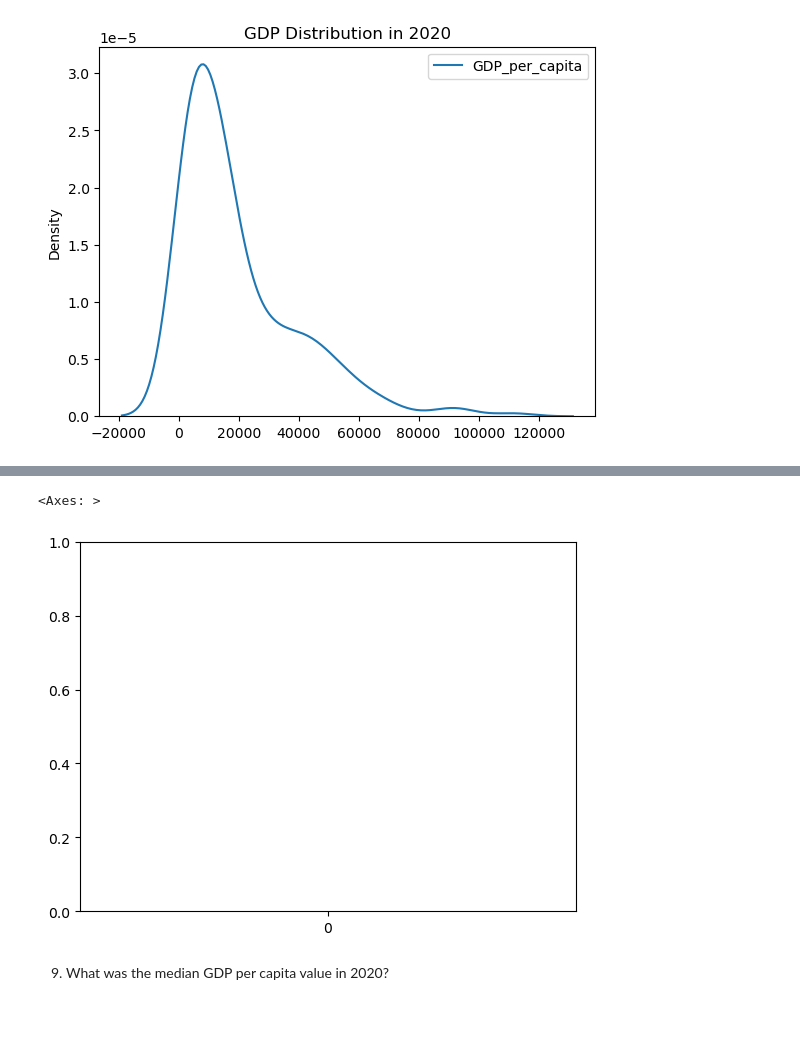
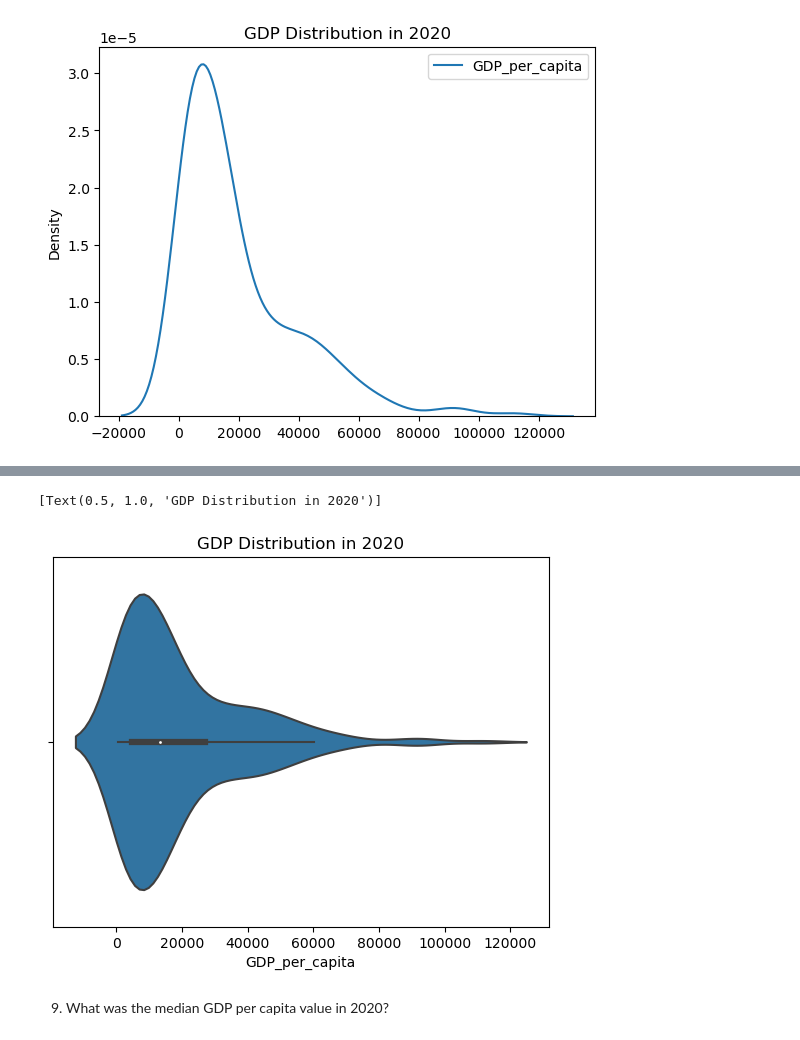
Before and after one commit to NSS-Data-Analytics-Cohort-10/gdp-and-internet-usage-marthahunter, a Jupyter notebook: notebooks/un_data_project.ipynb, the cells around one changed output, grey strips where cells are left out. Cells and saved outputs as stored; diff of their text form; code cells hidden in the pictures.

```diff
--- a/notebooks/un_data_project.ipynb
+++ b/notebooks/un_data_project.ipynb
@@ -194,10 +202,9 @@ Text(0.5, 1.0, 'GDP Distribution in 2020')
 # %%
-x = twenty_twenty["GDP_per_capita"]
-y = twenty_twenty["GDP_per_capita"].value_counts()
-sns.violinplot()
+# violin plot
+sns.violinplot(data=twenty_twenty, x="GDP_per_capita").set(title="GDP Distribution in 2020")
 # %% [output]
-<Axes: >
+[Text(0.5, 1.0, 'GDP Distribution in 2020')]
-[figure, old version]
+[figure, new version]
 # %% [markdown]
 9. What was the median GDP per capita value in 2020?
 # %%
```
Also changed, not shown: parts of 10 cells of this notebook.
